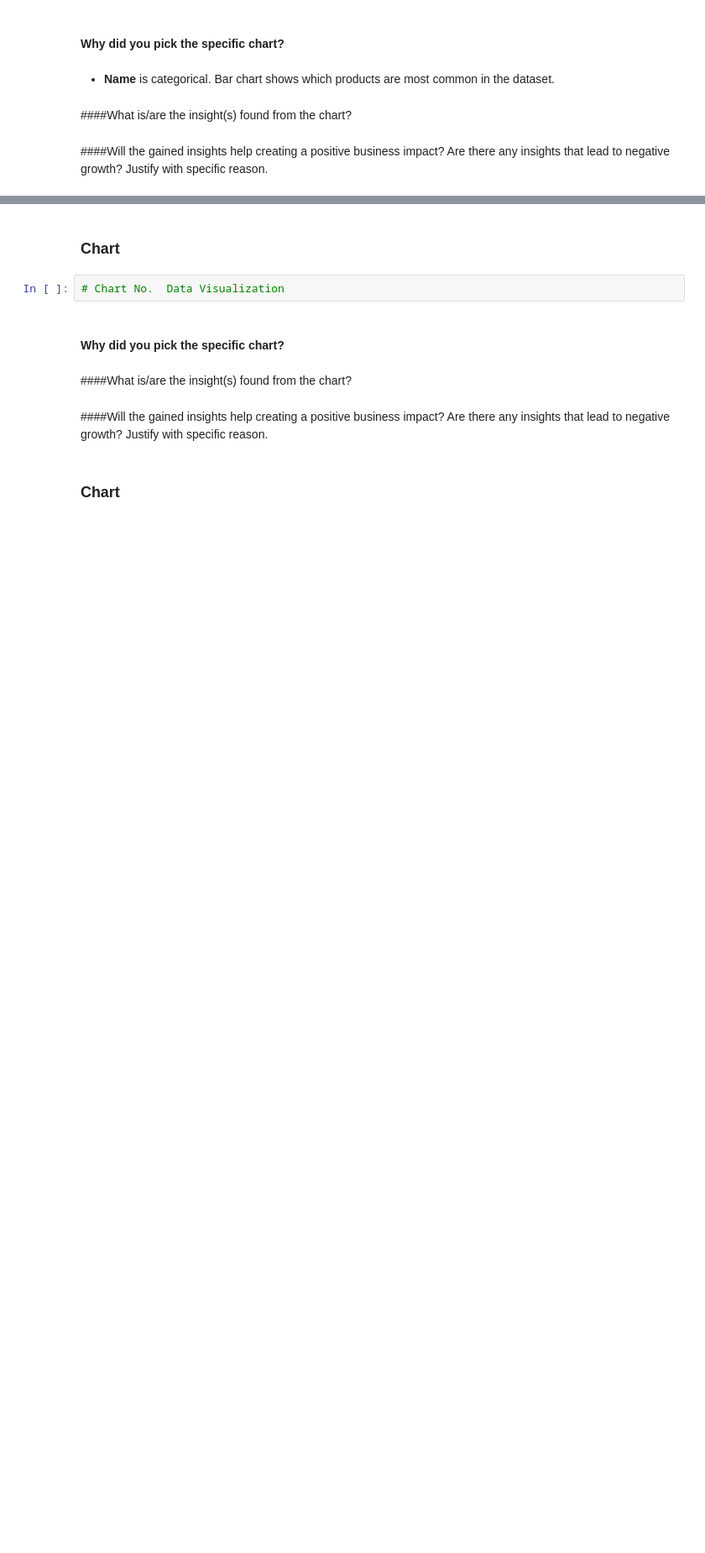
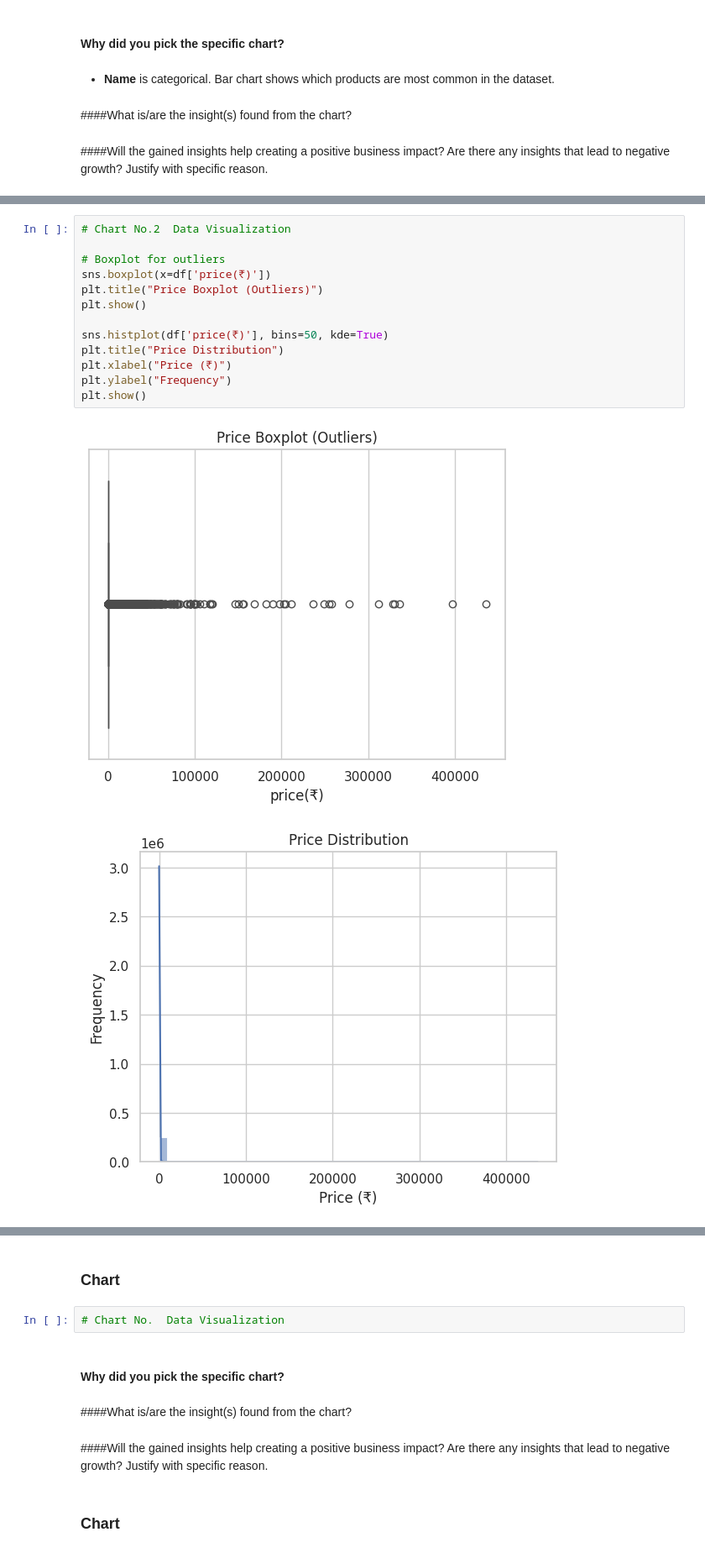
Before and after one commit to Sagarjain93/Pharma_Medicines, a Jupyter notebook: Pharma_medicines.ipynb, the cells around one changed output, grey strips where cells are left out. Shown: that part at 84% size. Drawn from its saved outputs; the diff is of its cells as text; blank space fills up the shorter version.

```diff
--- a/Pharma_medicines.ipynb
+++ b/Pharma_medicines.ipynb
@@ -429,0 +417,16 @@ Are there any insights that lead to negative growth? Justify with specific reaso
+# %%
+# Chart No.2  Data Visualization
+
+# Boxplot for outliers
+sns.boxplot(x=df['price(₹)'])
+plt.title("Price Boxplot (Outliers)")
+plt.show()
+
+sns.histplot(df['price(₹)'], bins=50, kde=True)
+plt.title("Price Distribution")
+plt.xlabel("Price (₹)")
+plt.ylabel("Frequency")
+plt.show()
+# %% [output]
+[figure, added]
+[figure, added]
```
Also changed, not shown: parts of 80 cells of this notebook.
